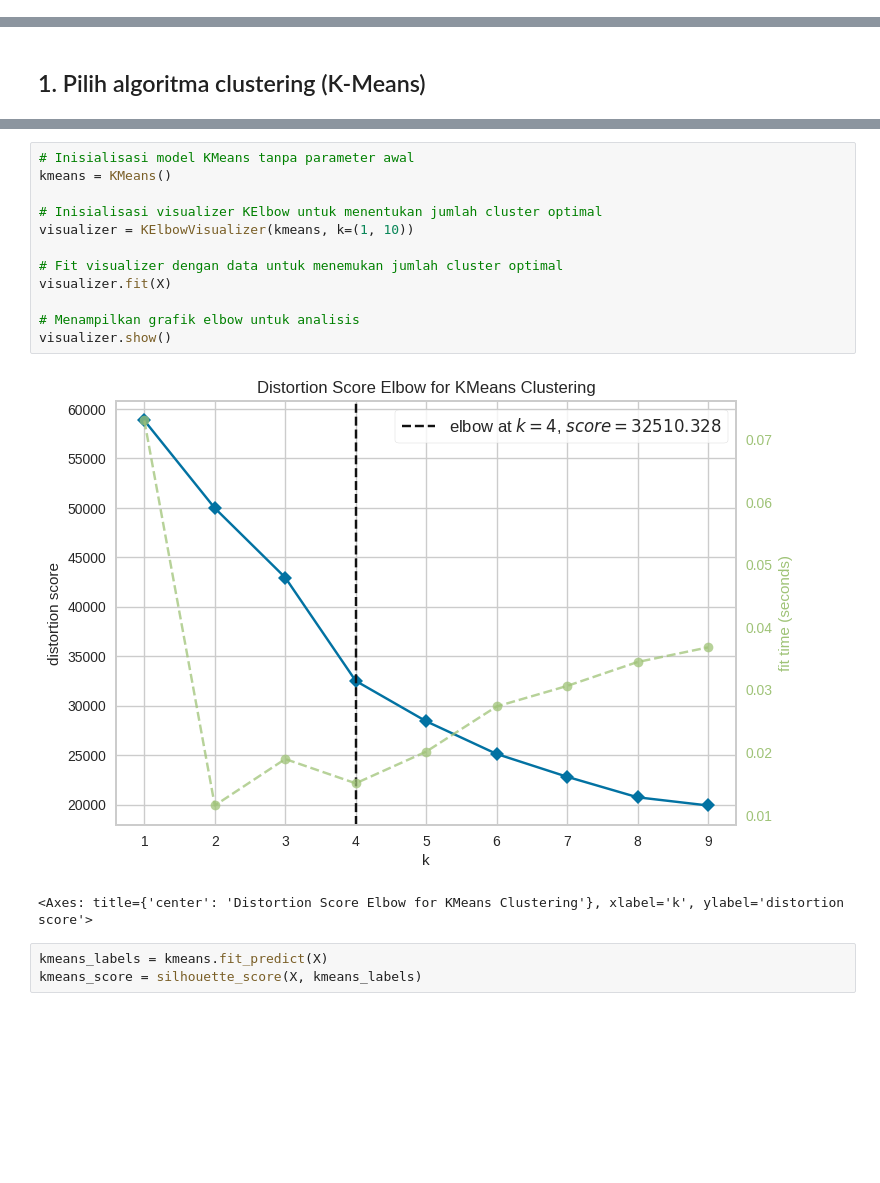
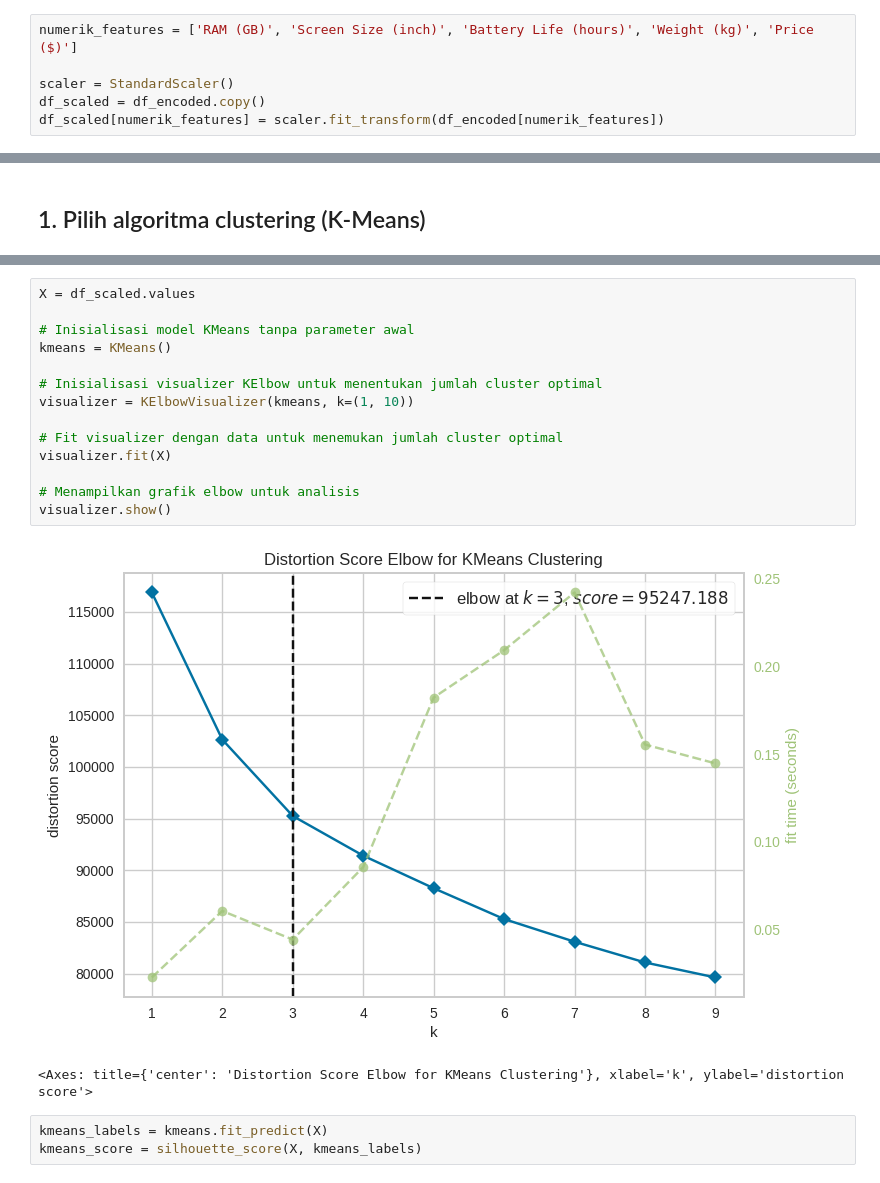
Before and after one commit to iwacooy/machine_learning_pemula, a Jupyter notebook: submission_clustering.ipynb, the cells around one changed output, grey strips where cells are left out. Saved outputs shown, nothing was run; the diff lists cells and outputs as text; blank space fills up the shorter version.

```diff
--- a/submission_clustering.ipynb
+++ b/submission_clustering.ipynb
@@ -403,0 +390,6 @@ Hasil standardisasi:
+# %%
+numerik_features = ['RAM (GB)', 'Screen Size (inch)', 'Battery Life (hours)', 'Weight (kg)', 'Price ($)']
+
+scaler = StandardScaler()
+df_scaled = df_encoded.copy()
+df_scaled[numerik_features] = scaler.fit_transform(df_encoded[numerik_features])
@@ -436,17 +422,19 @@ print(pd.DataFrame(X, columns=['Processor','RAM (GB)', 'Storage', 'GPU','Price (
 # %%
+X = df_scaled.values
+
 # Inisialisasi model KMeans tanpa parameter awal
 kmeans = KMeans()
 
 # Inisialisasi visualizer KElbow untuk menentukan jumlah cluster optimal
 visualizer = KElbowVisualizer(kmeans, k=(1, 10))
 
 # Fit visualizer dengan data untuk menemukan jumlah cluster optimal
 visualizer.fit(X)
 
 # Menampilkan grafik elbow untuk analisis
 visualizer.show()
 # %% [output]
-[figure, old version]
+[figure, new version]
 <Axes: title={'center': 'Distortion Score Elbow for KMeans Clustering'}, xlabel='k', ylabel='distortion score'>
 # %%
 kmeans_labels = kmeans.fit_predict(X)
```
Also changed, not shown: parts of 35 cells of this notebook.
